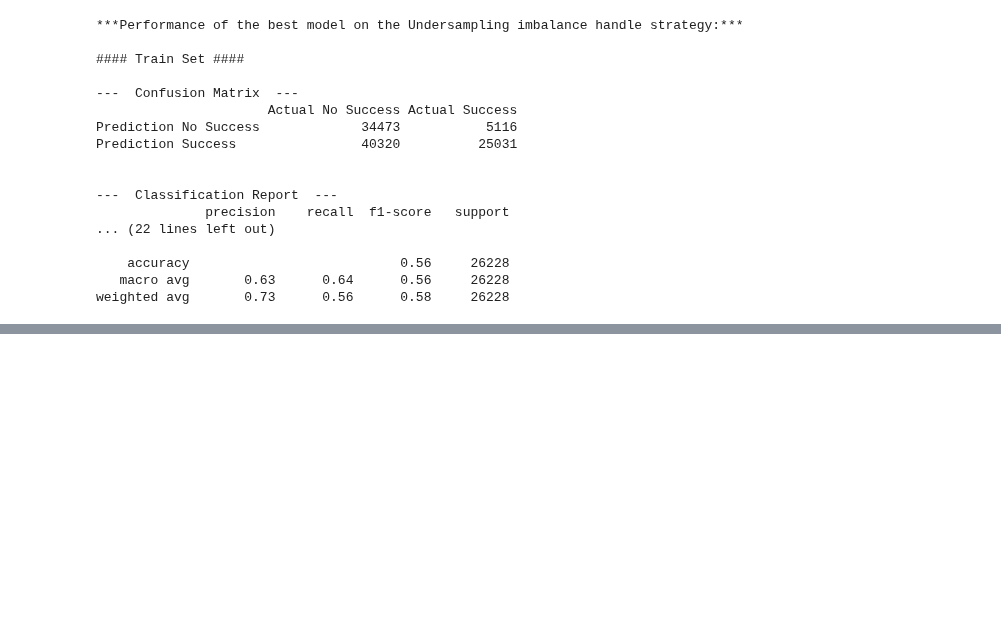
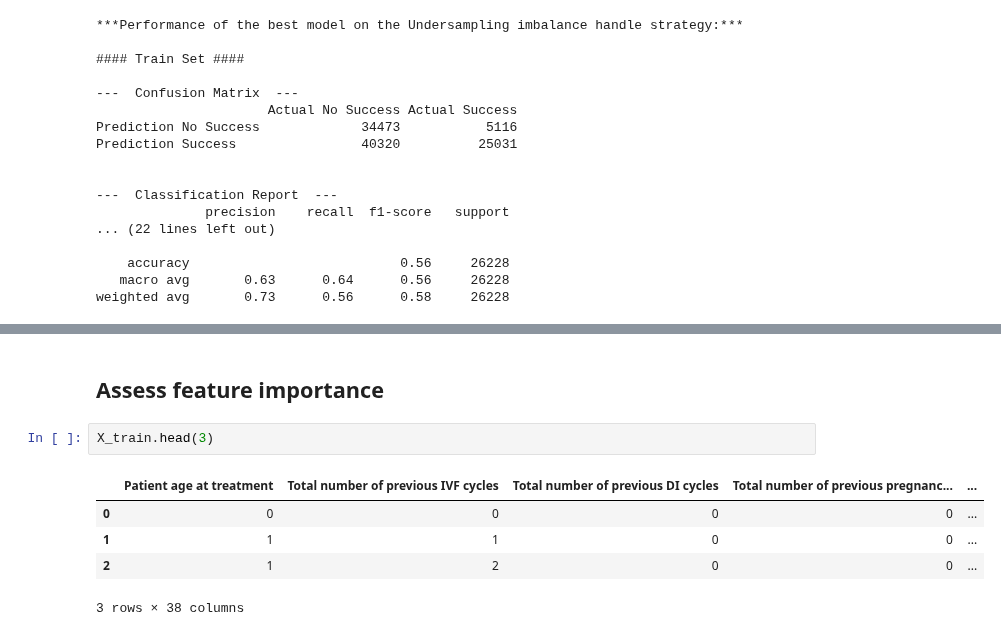
Before and after one commit to pswhdev/ivf-success-predictor, a Jupyter notebook: jupyter_notebooks/05 - Modeling and Evaluation Predict Success.ipynb, the cells around one changed output, grey strips where cells are left out. Saved outputs shown, nothing was run; the diff lists cells and outputs as text; blank space fills up the shorter version.

```diff
--- a/jupyter_notebooks/05 - Modeling and Evaluation Predict Success.ipynb
+++ b/jupyter_notebooks/05 - Modeling and Evaluation Predict Success.ipynb
@@ -1300,0 +1518,10 @@ weighted avg       0.73      0.56      0.58     26228
+# %% [markdown]
+## Assess feature importance
+# %%
+X_train.head(3)
+# %% [output]
+|  | Patient age at treatment | Total number of previous IVF cycles | Total number of previous DI cycles | Total number of previous pregnanc... | ... |
+| 0 | 0 | 0 | 0 | 0 | ... |
+| 1 | 1 | 1 | 0 | 0 | ... |
+| 2 | 1 | 2 | 0 | 0 | ... |
+3 rows × 38 columns
```
Also changed, not shown: parts of 44 cells of this notebook.
